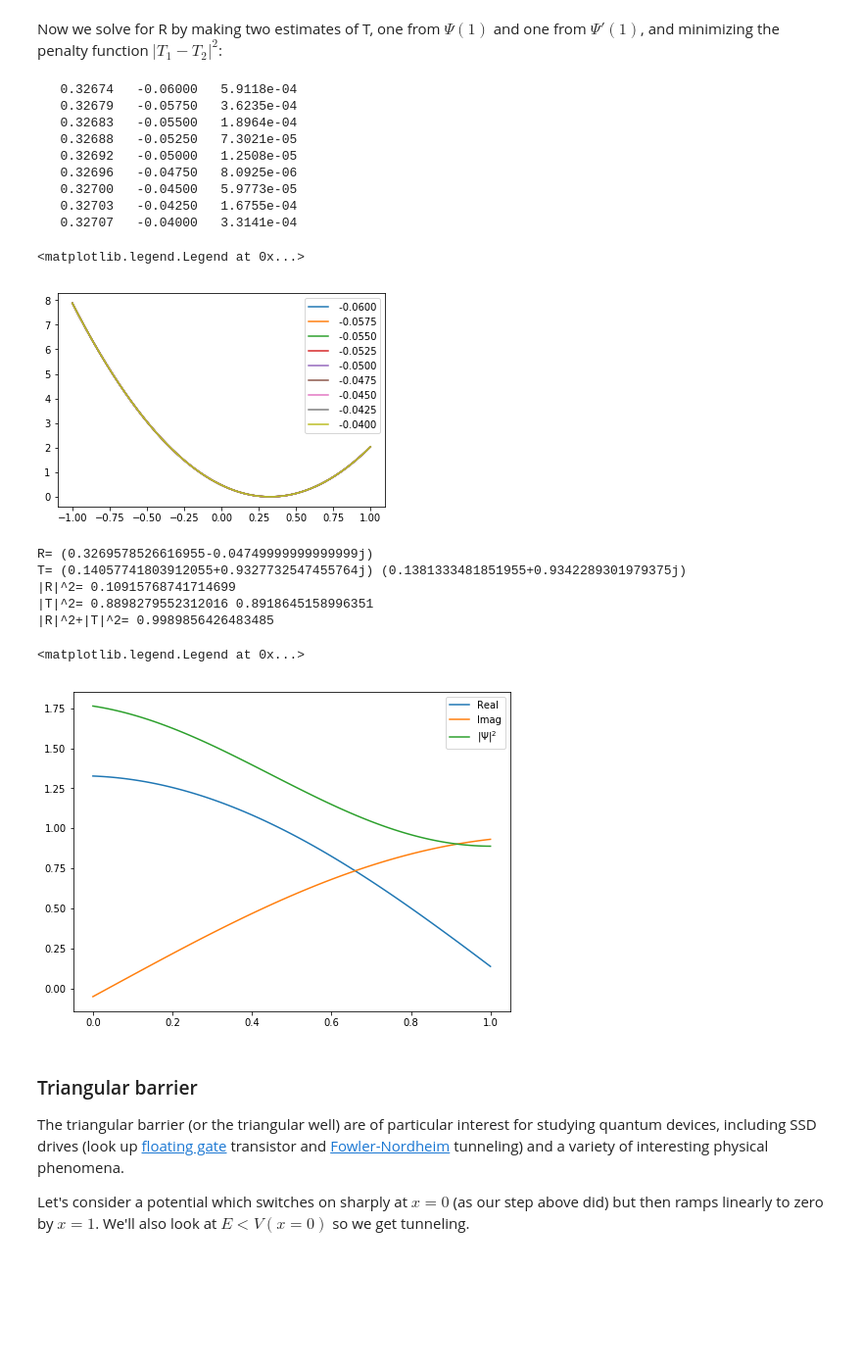
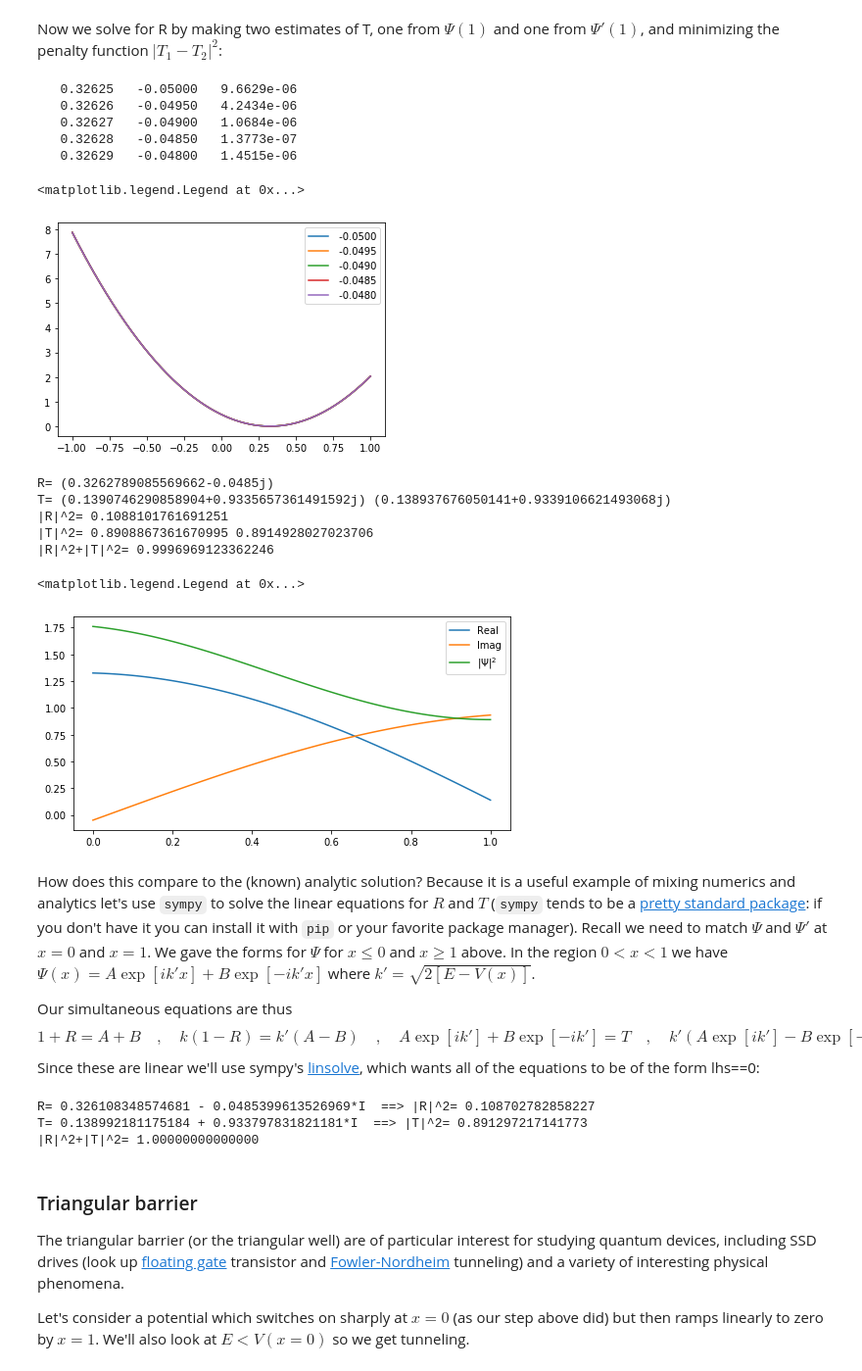
Before and after one commit to LBJ-Wade/Notebooks_cosmology, a Jupyter notebook: physics137A/SchrodingerScattering.ipynb, the cells around one changed output. Shown at 98% size. Drawn from its saved outputs; the diff is of its cells as text; code cells hidden in the pictures; blank space fills up the shorter version.

Commit message:
Compare with analytics.

````diff
--- a/physics137A/SchrodingerScattering.ipynb
+++ b/physics137A/SchrodingerScattering.ipynb
@@ -106,11 +106,11 @@ def penalty(R):
 # Let's try to solve for R.  To begin, let's just look at how the penalty
 # changes with R -- since I know where the minimum is we'll scan
 # around that.
-# In real life we'd pass this to a minimizer.
+# In real life we'd pass this to a minimizer (see below).
 bP,bRr,bRi  = 1e30,None,None
 fig,ax = plt.subplots(1,1,figsize=(6,4))
-for Ri in np.arange(-0.06,-0.039,0.0025):
-    Rr = np.linspace(-np.sqrt(1-Ri**2),np.sqrt(1-Ri**2),1000)
+for Ri in np.arange(-0.050,-0.048,0.0005):
+    Rr = np.linspace(-np.sqrt(1-Ri**2),np.sqrt(1-Ri**2),2000)
     dP = np.array([penalty(rr+1j*Ri) for rr in Rr])
     ax.plot(Rr,dP,label="{:8.4f}".format(Ri))
     print("{:10.5f} {:10.5f} {:12.4e}".format(Rr[np.argmin(dP)],Ri,dP[np.argmin(dP)]))
@@ -120,42 +120,68 @@ for Ri in np.arange(-0.06,-0.039,0.0025):
         bRi = Ri
 ax.legend()
 # %% [output]
-   0.32674   -0.06000   5.9118e-04
-   0.32679   -0.05750   3.6235e-04
-   0.32683   -0.05500   1.8964e-04
-   0.32688   -0.05250   7.3021e-05
-   0.32692   -0.05000   1.2508e-05
-   0.32696   -0.04750   8.0925e-06
-   0.32700   -0.04500   5.9773e-05
-   0.32703   -0.04250   1.6755e-04
-   0.32707   -0.04000   3.3141e-04
+   0.32625   -0.05000   9.6629e-06
+   0.32626   -0.04950   4.2434e-06
+   0.32627   -0.04900   1.0684e-06
+   0.32628   -0.04850   1.3773e-07
+   0.32629   -0.04800   1.4515e-06
 <matplotlib.legend.Legend at 0x...>
-[figure, old version]
+[figure, new version]
 # %%
 # Now let's look at the wavefunction for this solution.
 R   = bRr + 1j*bRi
 psi = evolve(R)
 T1  = (psi[-1,0]+psi[-1,1]*(1j))
 T2  = (psi[-1,2]+psi[-1,3]*(1j)) / (1j * k)
 print("R=",R)
 print("T=",T1,T2)
 print("|R|^2=",np.abs(R)**2)
 print("|T|^2=",np.abs(T1)**2,np.abs(T2)**2)
 print("|R|^2+|T|^2=",np.abs(R)**2+np.abs(T1)**2)
 #
-fig,ax = plt.subplots(1,1,figsize=(8,6))
+fig,ax = plt.subplots(1,1,figsize=(8,4))
 ax.plot(np.linspace(0,1,100,endpoint=True),psi[:,0],label='Real')
 ax.plot(np.linspace(0,1,100,endpoint=True),psi[:,1],label='Imag')
 ax.plot(np.linspace(0,1,100,endpoint=True),psi[:,0]**2+psi[:,1]**2,label='$|\Psi|^2$')
 ax.legend()
 # %% [output]
-R= (0.3269578526616955-0.04749999999999999j)
-T= (0.14057741803912055+0.9327732547455764j) (0.1381333481851955+0.9342289301979375j)
-|R|^2= 0.10915768741714699
-|T|^2= 0.8898279552312016 0.8918645158996351
-|R|^2+|T|^2= 0.9989856426483485
+R= (0.3262789085569662-0.0485j)
+T= (0.1390746290858904+0.9335657361491592j) (0.138937676050141+0.9339106621493068j)
+|R|^2= 0.1088101761691251
+|T|^2= 0.8908867361670995 0.8914928027023706
+|R|^2+|T|^2= 0.9996969123362246
 <matplotlib.legend.Legend at 0x...>
-[figure, old version]
+[figure, new version]
+# %% [markdown]
+How does this compare to the (known) analytic solution?  Because it is a useful example of mixing numerics and analytics let's use ```sympy``` to solve the linear equations for $R$ and $T$ (```sympy``` tends to be a [pretty standard package](https://www.sympy.org): if you don't have it you can install it with ```pip``` or your favorite package manager).  Recall we need to match $\Psi$ and $\Psi'$ at $x=0$ and $x=1$.  We gave the forms for $\Psi$ for $x\le 0$ and $x\ge 1$ above.  In the region $0<x<1$ we have $\Psi(x)=A\exp[ik'x]+B\exp[-ik'x]$ where $k'=\sqrt{2[E-V(x)]}$.
+
+Our simultaneous equations are thus
+$$
+  1+R=A+B \quad , \quad
+  k(1-R)=k'(A-B) \quad , \quad
+  A\exp[ik']+B\exp[-ik'] = T \quad , \quad
+  k'(A\exp[ik']-B\exp[-ik']) = kT
+$$
+Since these are linear we'll use sympy's [linsolve](https://docs.sympy.org/latest/modules/solvers/solveset.html#sympy.solvers.solveset.linsolve), which wants all of the equations to be of the form lhs==0:
+# %%
+import sympy as sp
+from sympy import linsolve,symbols
+# Call k "k1" and k' "k2" to avoid clobbering the variables
+# we've already defined!
+k1,k2,R,T,A,B = symbols('k1, k2, R, T, A, B')
+res = linsolve([1+R-A-B, k1*(1-R)-k2*(A-B),\
+               A*sp.exp(sp.I*k2)+B*sp.exp(-sp.I*k2)-T,k2*(A*sp.exp(sp.I*k2)-B*sp.exp(-sp.I*k2))-k1*T],\
+               [R,T,A,B])
+# Let's just evaluate them numerically for comparison with the values above:
+Rsoln = res.args[0][0].subs(k1,(2*E)**0.5).subs(k2,(2*(E-1))**0.5).evalf()
+Tsoln = res.args[0][1].subs(k1,(2*E)**0.5).subs(k2,(2*(E-1))**0.5).evalf()
+print("R=",Rsoln," ==> |R|^2=",np.abs(Rsoln)**2)
+print("T=",Tsoln," ==> |T|^2=",np.abs(Tsoln)**2)
+print("|R|^2+|T|^2=",np.abs(Rsoln)**2+np.abs(Tsoln)**2)
+# %% [output]
+R= 0.326108348574681 - 0.0485399613526969*I  ==> |R|^2= 0.108702782858227
+T= 0.138992181175184 + 0.933797831821181*I  ==> |T|^2= 0.891297217141773
+|R|^2+|T|^2= 1.00000000000000
 # %% [markdown]
 ### Triangular barrier ###
 
````
Also changed, not shown: parts of 4 cells of this notebook.
